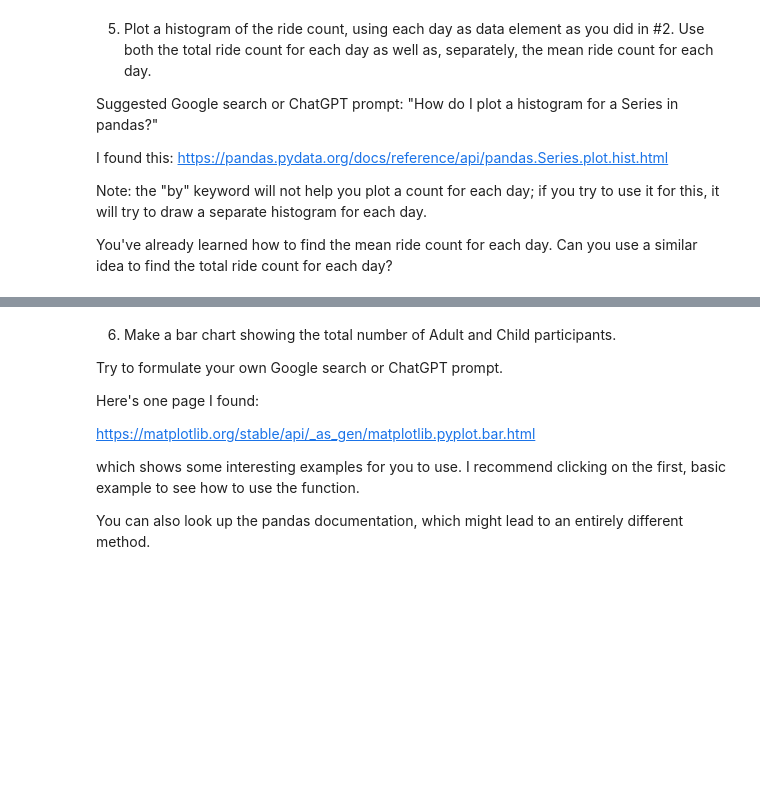
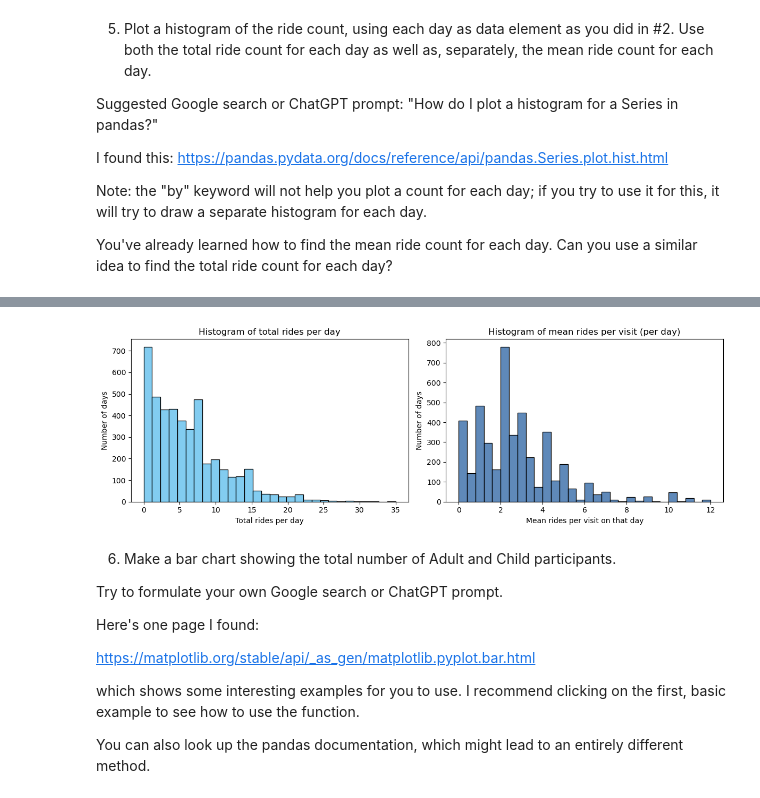
Before and after one commit to veniola/Module-B-semester-2, a Jupyter notebook: OMDS-ModB2-Week3-Eniola-Victoria.ipynb, the cells around one changed output, grey strips where cells are left out. Drawn from its saved outputs; the diff is of its cells as text; code cells hidden in the pictures; blank space fills up the shorter version.

```diff
--- a/OMDS-ModB2-Week3-Eniola-Victoria.ipynb
+++ b/OMDS-ModB2-Week3-Eniola-Victoria.ipynb
@@ -261,3 +335,34 @@ You've already learned how to find the mean ride count for each day.  Can you us
+# %%
+# plot histogram of ride count, using each day as data element
+daily_count = df.groupby("VisitDate")[["MartianRide", "TeacupRide", "RiverRide"]].sum()
+#print(f"\nThe daily count values for each ride are:\n{daily_count}")
+daily_mean = df.groupby("VisitDate")[["MartianRide", "TeacupRide", "RiverRide"]].mean()
+#print(f"\nThe daily mean values for each ride are:\n{daily_mean}")
+
+# Compute the per-day metrics we want to histogram:
+daily_total = daily_count.sum(axis=1)
+daily_mean_total = daily_mean.sum(axis=1)
+
+# Plot histograms side-by-side
+import matplotlib.pyplot as plt
+
+palette = sns.color_palette(["#58bceb", "#2a62a2"])
+fig, axes = plt.subplots(1, 2, figsize=(12, 4))
+
+sns.histplot(daily_total, bins=30, ax=axes[0], color=palette[0])
+axes[0].set_title('Histogram of total rides per day')
+axes[0].set_xlabel('Total rides per day')
+axes[0].set_ylabel('Number of days')
+
+sns.histplot(daily_mean_total, bins=30, ax=axes[1], color=palette[1])
+axes[1].set_title('Histogram of mean rides per visit (per day)')
+axes[1].set_xlabel('Mean rides per visit on that day')
+axes[1].set_ylabel('Number of days')
+
+plt.tight_layout()
+plt.show()
+# %% [output]
+[figure, added]
 # %% [markdown]
 6. Make a bar chart showing the total number of Adult and Child participants.
 
```
Also changed, not shown: parts of 3 cells of this notebook.
